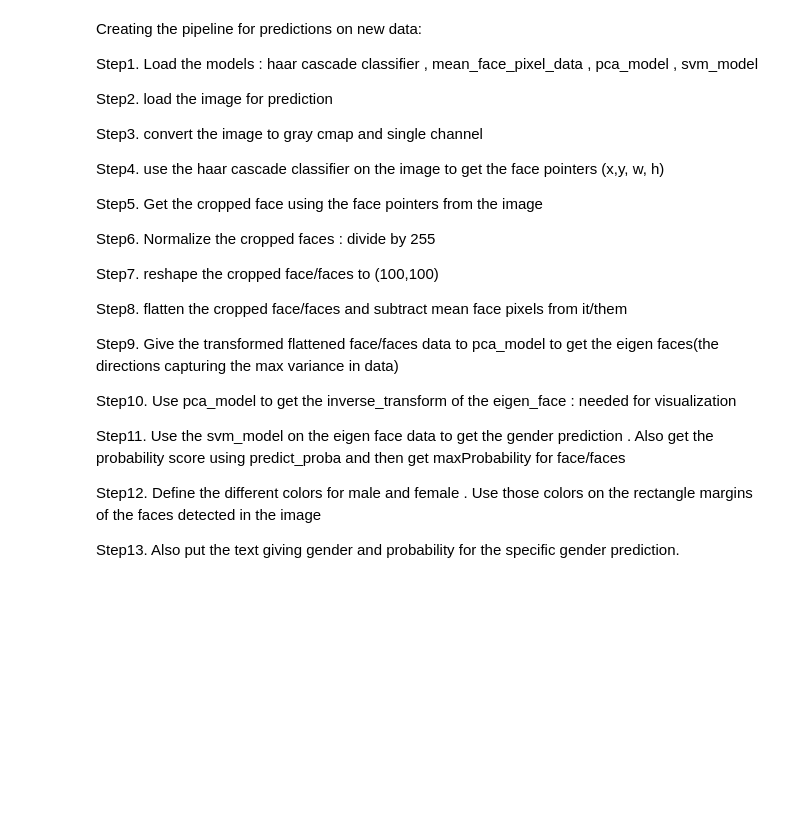
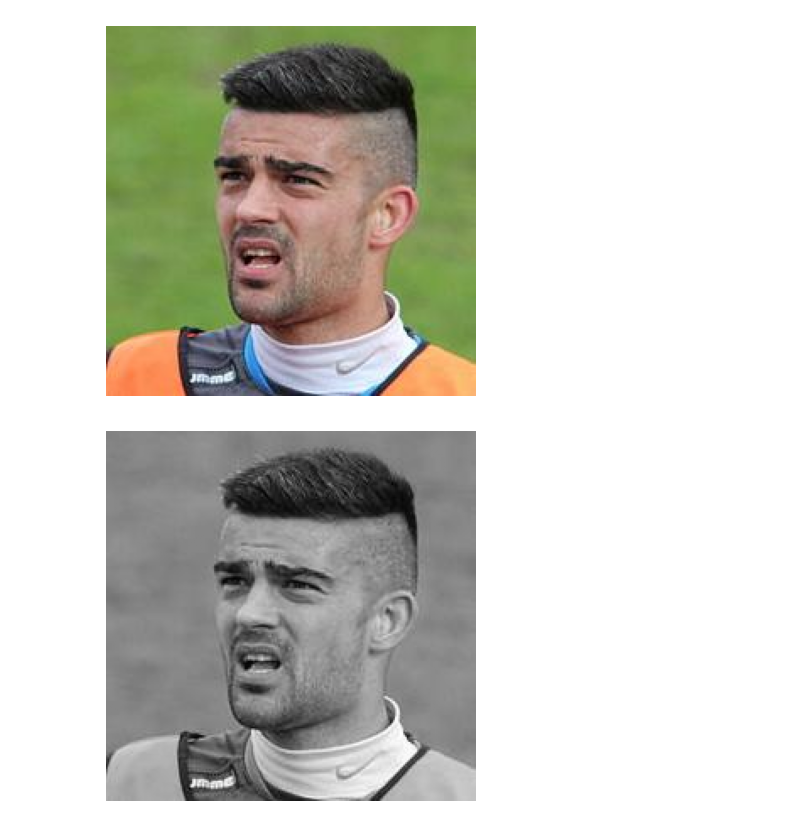
Before and after one commit to AnkurBhatt07/Gender-Classification-Model, a Jupyter notebook: 05_FRM_pipeline.ipynb, the cells around one changed output. Saved outputs shown, nothing was run; the diff lists cells and outputs as text; code cells hidden in the pictures; blank space fills up the shorter version.

Commit message:
Pipeline Creation completed

```diff
--- a/05_FRM_pipeline.ipynb
+++ b/05_FRM_pipeline.ipynb
@@ -5,46 +5,6 @@ import matplotlib.pyplot as plt
 import cv2
 import sklearn
 import pickle
-# %% [markdown]
-Creating the pipeline for predictions on new data:
-
-Step1. Load the models : haar cascade classifier , mean_face_pixel_data , pca_model , svm_model
-
-
-Step2. load the image for prediction
-
-
-Step3. convert the image to gray cmap and single channel
-
-
-Step4. use the haar cascade classifier on the image to get the face pointers (x,y, w, h)
-
-
-Step5. Get the cropped face using the face pointers from the image
-
-
-Step6. Normalize the cropped faces : divide by 255
-
-
-Step7. reshape the cropped face/faces to (100,100)
-
-
-Step8. flatten the cropped face/faces and subtract mean face pixels from it/them
-
-
-Step9. Give the transformed flattened face/faces data to pca_model to get the eigen faces(the directions capturing the max variance in data)
-
-
-Step10. Use pca_model to get the inverse_transform of the eigen_face : needed for visualization
-
-
-Step11. Use the svm_model on the eigen face data to get the gender prediction . Also get the probability score using predict_proba and then get maxProbability for face/faces
-
-
-Step12. Define the different colors for male and female . Use those colors on the rectangle margins of the faces detected in the image
-
-
-Step13. Also put the text giving gender and probability for the specific gender prediction.
 # %%
 haar = cv2.CascadeClassifier("./model/haarcascade_frontalface_default.xml")
 pca_dict = pickle.load(open("./model/pca_dict.pickle" , mode = 'rb'))
@@ -54 +14,18 @@ mean_face = pca_dict['mean_face']
 svm_model = pickle.load(open("./model/model_svm.pickle" , mode = 'rb'))
+# %%
+# Load the test image
+
+image = cv2.imread("./prediction_images/male_000018.jpg")
+img_rgb = cv2.cvtColor(image , cv2.COLOR_BGR2RGB)
+gray = cv2.cvtColor(image , cv2.COLOR_BGR2GRAY)
+plt.imshow(img_rgb)
+plt.axis('off')
+plt.show()
+# %% [output]
+[figure, added]
+# %%
+plt.imshow(gray ,cmap = 'gray')
+plt.axis('off')
+plt.show()
+# %% [output]
+[figure, added]
```
Also changed, not shown: parts of 7 cells of this notebook, 10 other files.
